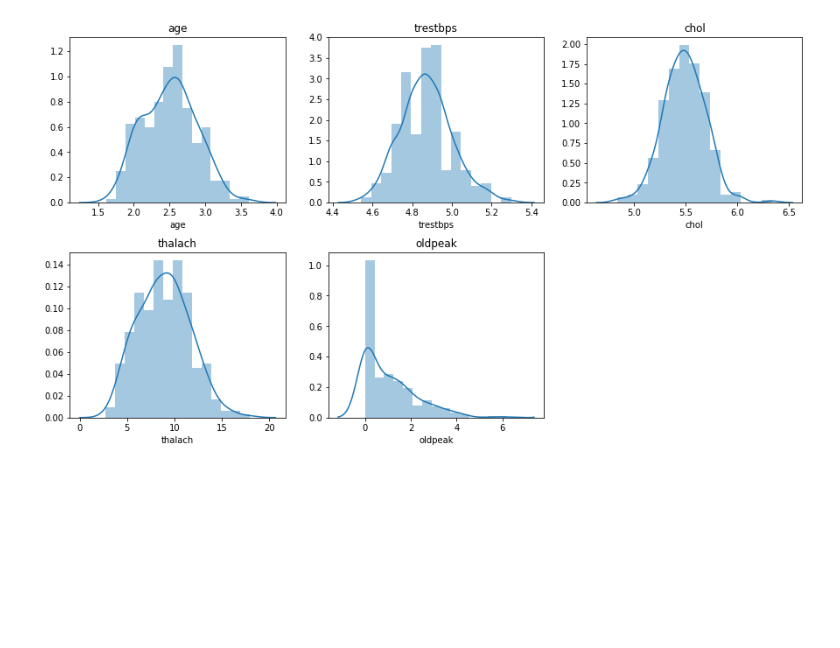
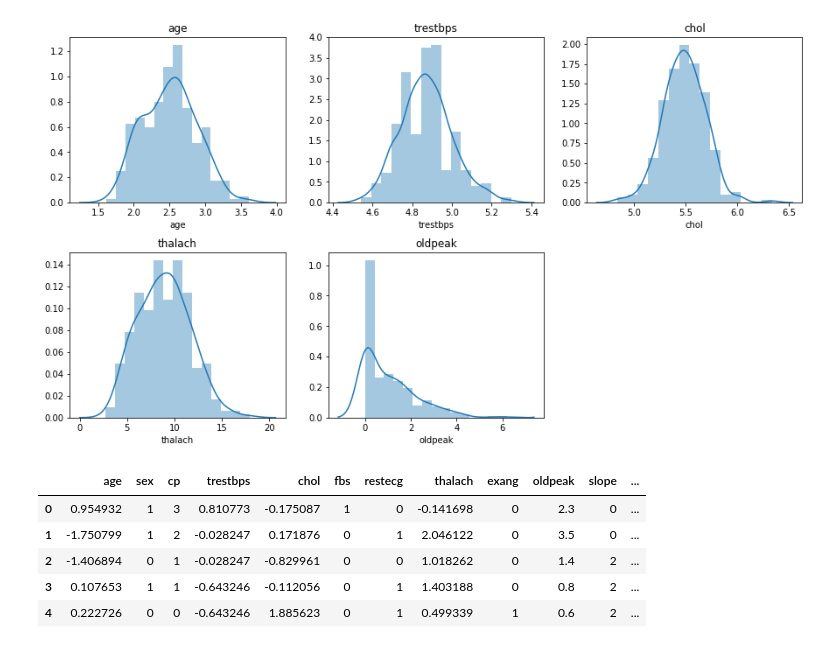
Before and after one commit to Yassine-Sebri/Data-Science-and-Machine-Learning-Practice, a Jupyter notebook: Heart Disease/Heart Disease.ipynb, the cells around one changed output. Saved outputs shown, nothing was run; the diff lists cells and outputs as text; code cells hidden in the pictures; blank space fills up the shorter version.

```diff
--- a/Heart Disease/Heart Disease.ipynb
+++ b/Heart Disease/Heart Disease.ipynb
@@ -136,0 +149,9 @@ for column in num_variables:
+# %%
+df.head()
+# %% [output]
+|  | age | sex | cp | trestbps | chol | fbs | restecg | thalach | exang | oldpeak | slope | ... |
+| 0 | 0.954932 | 1 | 3 | 0.810773 | -0.175087 | 1 | 0 | -0.141698 | 0 | 2.3 | 0 | ... |
+| 1 | -1.750799 | 1 | 2 | -0.028247 | 0.171876 | 0 | 1 | 2.046122 | 0 | 3.5 | 0 | ... |
+| 2 | -1.406894 | 0 | 1 | -0.028247 | -0.829961 | 0 | 0 | 1.018262 | 0 | 1.4 | 2 | ... |
+| 3 | 0.107653 | 1 | 1 | -0.643246 | -0.112056 | 0 | 1 | 1.403188 | 0 | 0.8 | 2 | ... |
+| 4 | 0.222726 | 0 | 0 | -0.643246 | 1.885623 | 0 | 1 | 0.499339 | 1 | 0.6 | 2 | ... |
```
Also changed, not shown: parts of 6 cells of this notebook.
